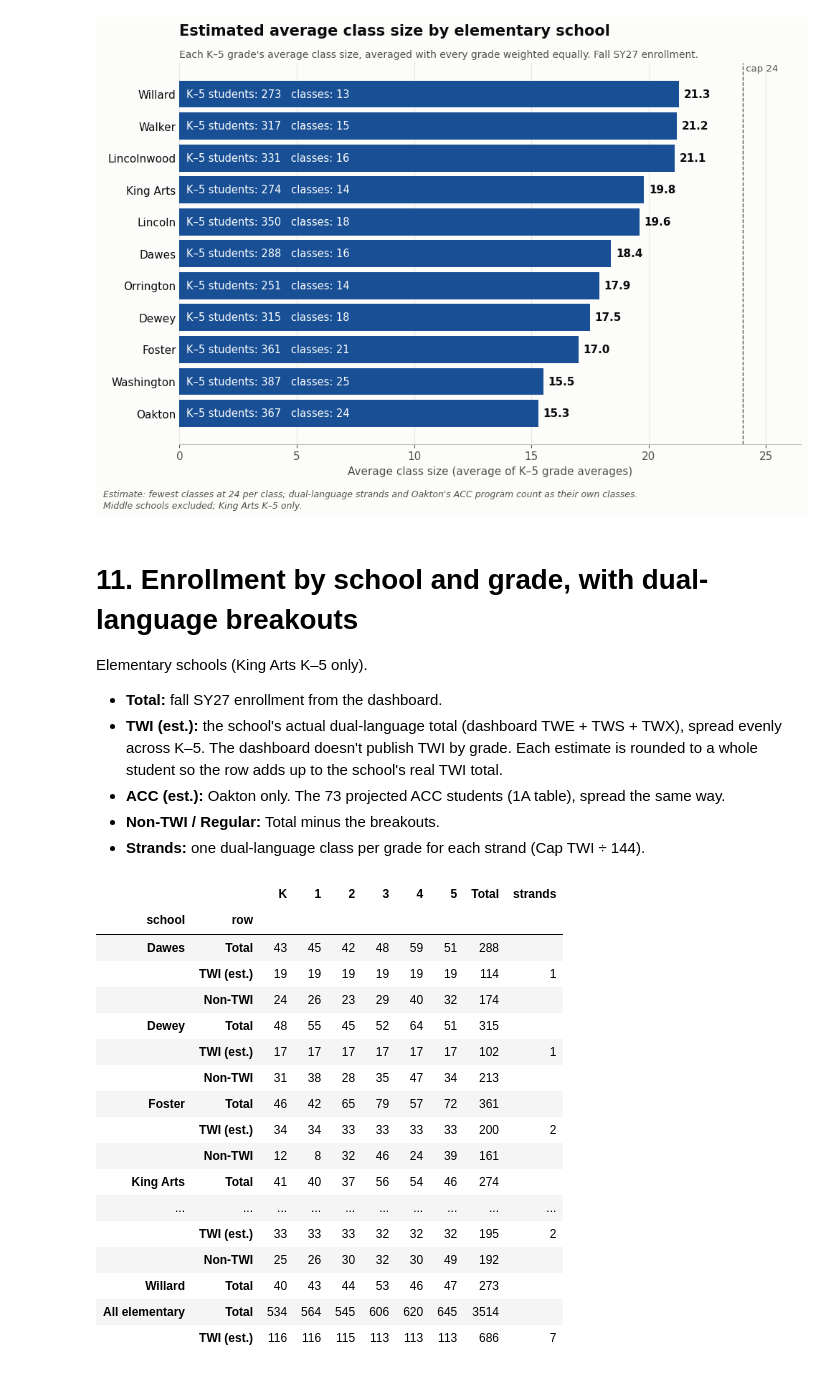
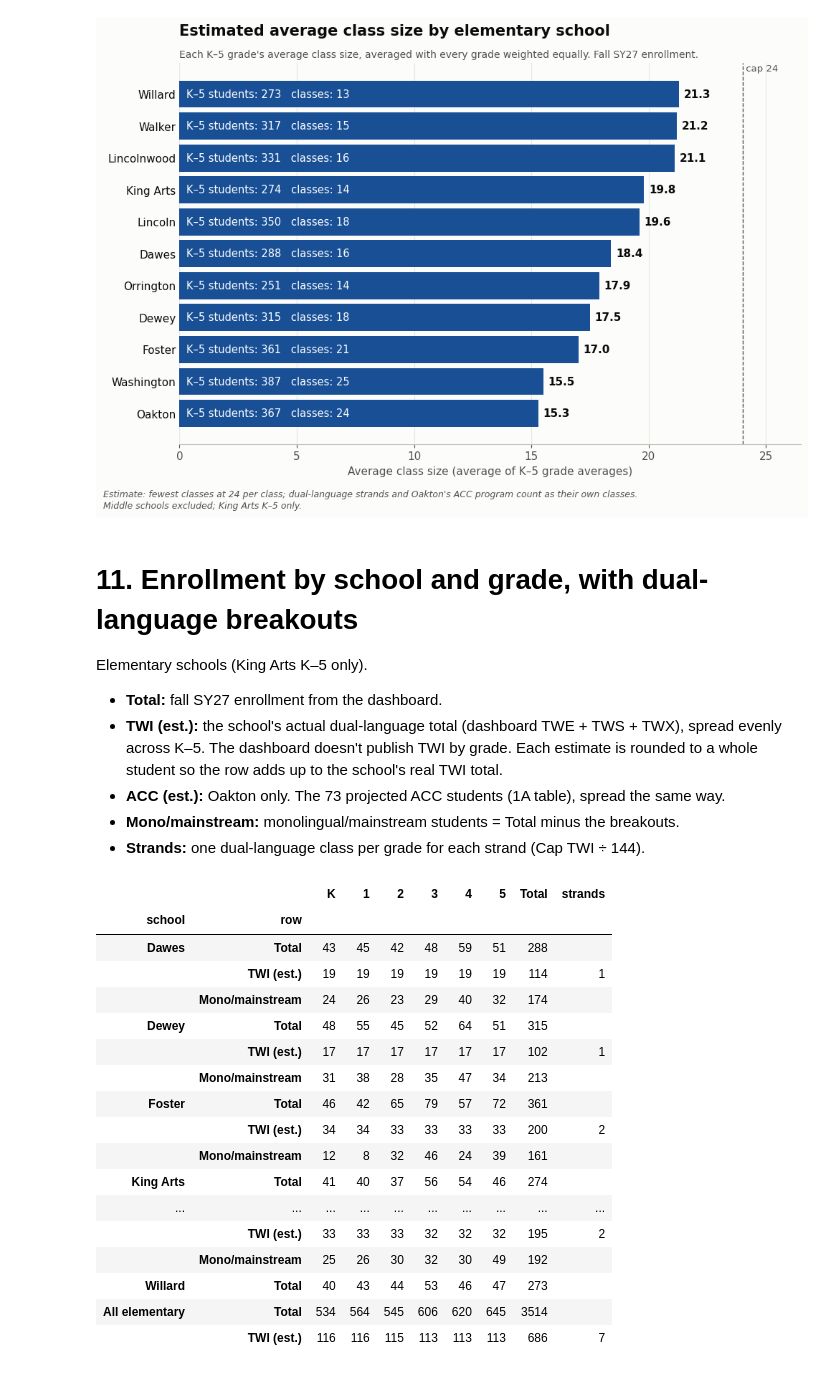
Before and after one commit to jmclip/enrollment_fall26, a Jupyter notebook: d65_enrollment_by_building.ipynb, the cells around one changed output. Cells and saved outputs as stored; diff of their text form; code cells hidden in the pictures.

```diff
--- a/d65_enrollment_by_building.ipynb
+++ b/d65_enrollment_by_building.ipynb
@@ -861,7 +863,7 @@ twi_strands = tw['strands']
 twi_per_grade = tw['twi_now'] / 6          # even spread across K-5 (assumption)
 
 # Oakton's ACC (special-ed) program: one class per grade K-5. The dashboard doesn't identify ACC students, so use the
-# 1A table's projected ACC enrollment (73), spread evenly across K-5, and take them out of Oakton's regular classes.
+# 1A table's projected ACC enrollment (73), spread evenly across K-5, and take them out of Oakton's monolingual/mainstream classes.
 ACC_STRANDS = {'Oakton': 1}
 acc_total = util.set_index(util['school'].map(short))['enroll_acc']
 acc_per_grade = {s: acc_total[s] / 6 for s in ACC_STRANDS}
@@ -877,7 +879,7 @@ def sections_for(row):
     return pd.Series({'sections': s_twi + s_acc + s_reg,
                       'twi_sections': s_twi, 'twi_class_size': t / s_twi if s_twi else np.nan,
                       'acc_sections': s_acc, 'acc_class_size': a / s_acc if s_acc else np.nan,
-                      'regular_class_size': rest / s_reg if s_reg else np.nan})
+                      'mainstream_class_size': rest / s_reg if s_reg else np.nan})
 
 g = g.join(g.apply(sections_for, axis=1))
 g['avg_class_size'] = (g['students'] / g['sections']).round(1)
@@ -1047,12 +1049,12 @@ detail = g.copy()
 detail['cap'] = detail['grade'].map(CAP)
 detail['twi_students_est'] = np.where(detail['twi_sections'] > 0, detail['school'].map(twi_per_grade), 0).round(1)
 detail['acc_students_est'] = np.where(detail['acc_sections'] > 0, detail['school'].map(acc_per_grade), 0).round(1)
-detail['regular_students'] = (detail['students'] - detail['twi_students_est'] - detail['acc_students_est']).round(1)
-detail['regular_sections'] = detail['sections'] - detail['twi_sections'] - detail['acc_sections']
+detail['mainstream_students'] = (detail['students'] - detail['twi_students_est'] - detail['acc_students_est']).round(1)
+detail['mainstream_sections'] = detail['sections'] - detail['twi_sections'] - detail['acc_sections']
 detail['grade_label'] = detail['grade'].map(lambda x: 'K' if x == 0 else str(x))
 detail = detail[['school', 'grade', 'grade_label', 'students', 'cap', 'twi_students_est', 'twi_sections', 'twi_class_size',
-                 'acc_students_est', 'acc_sections', 'acc_class_size', 'regular_students', 'regular_sections', 'regular_class_size', 'sections', 'avg_class_size']]
-detail[['twi_class_size', 'acc_class_size', 'regular_class_size']] = detail[['twi_class_size', 'acc_class_size', 'regular_class_size']].round(1)
+                 'acc_students_est', 'acc_sections', 'acc_class_size', 'mainstream_students', 'mainstream_sections', 'mainstream_class_size', 'sections', 'avg_class_size']]
+detail[['twi_class_size', 'acc_class_size', 'mainstream_class_size']] = detail[['twi_class_size', 'acc_class_size', 'mainstream_class_size']].round(1)
 detail = detail.sort_values(['school', 'grade']).reset_index(drop=True)
 detail['note'] = np.where(detail['school'] == 'Oakton', '1 ACC class per grade K-5; ACC students = 73 projected (1A table), spread evenly', '')
 detail.to_csv('data/class_size_detail_by_school.csv', index=False)
@@ -1222,7 +1224,7 @@ for ax, school in zip(axes.flat, sch_order):
         if r.twi_sections: parts.append(f'{r.twi_sections:.0f} TWI')
         if r.acc_sections: parts.append(f'{r.acc_sections:.0f} ACC')
         if parts:
-            parts.append(f'{r.regular_sections:.0f} reg')
+            parts.append(f'{r.mainstream_sections:.0f} mono')
             ax.text(xi, 1.0, '\n'.join(parts), ha='center', va='bottom', fontsize=7.5, color='#cde2fb', linespacing=1.1)
     ax.axhline(24, color=MUTED, linewidth=0.8, linestyle='--')
     ax.set_xticks(x, d['grade_label']); ax.tick_params(axis='x', length=0, labelsize=11)
@@ -1242,7 +1244,7 @@ key.text(0.02, 0.95,
          "Middle: students in the grade ÷ classes\n"
          "         e.g. 46 ÷ 3 = 15.3\n"
          "Bottom (TWI/ACC schools): what the\n"
-         "classes are, e.g. 2 TWI + 1 reg\n\n"
+         "classes are, e.g. 2 TWI + 1 mono\n(mono = monolingual/mainstream)\n\n"
          "Classes: fewest needed at 24 per class,\n"
          "plus one class per dual-language strand\n"
          "and, at Oakton, one ACC class per grade.\n\n"
@@ -1293,7 +1295,7 @@ Elementary schools (King Arts K–5 only).
 - **Total:** fall SY27 enrollment from the dashboard.
 - **TWI (est.):** the school's actual dual-language total (dashboard TWE + TWS + TWX), spread evenly across K–5. The dashboard doesn't publish TWI by grade. Each estimate is rounded to a whole student so the row adds up to the school's real TWI total.
 - **ACC (est.):** Oakton only. The 73 projected ACC students (1A table), spread the same way.
-- **Non-TWI / Regular:** Total minus the breakouts.
+- **Mono/mainstream:** monolingual/mainstream students = Total minus the breakouts.
 - **Strands:** one dual-language class per grade for each strand (Cap TWI ÷ 144).
 # %%
 # Enrollment table with TWI (and Oakton ACC) breakouts; estimates are whole students that add up to real totals
@@ -1312,45 +1314,45 @@ elem_students.columns = GR
 rows = []
 for school, tot in elem_students.iterrows():
     rows.append({'school': school, 'row': 'Total', **tot.to_dict(), 'Total': tot.sum(), 'strands': ''})
     remaining = tot.copy()
     if school in twi_strands.index:
         twi = pd.Series(spread_evenly(int(tw.loc[school, 'twi_now'])), index=GR)
         remaining -= twi
         rows.append({'school': school, 'row': 'TWI (est.)', **twi.to_dict(), 'Total': twi.sum(), 'strands': int(twi_strands[school])})
     if school in ACC_STRANDS:
         acc = pd.Series(spread_evenly(int(acc_total[school])), index=GR)
         remaining -= acc
         rows.append({'school': school, 'row': 'ACC (est.)', **acc.to_dict(), 'Total': acc.sum(), 'strands': ''})
     if len(rows) and rows[-1]['school'] == school and rows[-1]['row'] != 'Total':
-        rows.append({'school': school, 'row': 'Regular' if school in ACC_STRANDS else 'Non-TWI',
+        rows.append({'school': school, 'row': 'Mono/mainstream',
                      **remaining.to_dict(), 'Total': remaining.sum(), 'strands': ''})
 
 enr_tbl = pd.DataFrame(rows)
 all_tot = elem_students.sum()
 twi_all = enr_tbl[enr_tbl['row'] == 'TWI (est.)'][GR].sum()
 enr_tbl = pd.concat([enr_tbl, pd.DataFrame([
     {'school': 'All elementary', 'row': 'Total', **all_tot.to_dict(), 'Total': all_tot.sum(), 'strands': ''},
     {'school': 'All elementary', 'row': 'TWI (est.)', **twi_all.to_dict(), 'Total': twi_all.sum(),
      'strands': int(twi_strands.sum())}])], ignore_index=True)
 enr_tbl[GR + ['Total']] = enr_tbl[GR + ['Total']].astype(int)
 enr_tbl.to_csv('data/table_enrollment_twi_by_school_grade.csv', index=False)
 enr_tbl.set_index(['school', 'row'])
 # %% [output]
 |  |  | K | 1 | 2 | 3 | 4 | 5 | Total | strands |
 | school | row |  |  |  |  |  |  |  |  |
 | Dawes | Total | 43 | 45 | 42 | 48 | 59 | 51 | 288 |  |
 |  | TWI (est.) | 19 | 19 | 19 | 19 | 19 | 19 | 114 | 1 |
-|  | Non-TWI | 24 | 26 | 23 | 29 | 40 | 32 | 174 |  |
+|  | Mono/mainstream | 24 | 26 | 23 | 29 | 40 | 32 | 174 |  |
 | Dewey | Total | 48 | 55 | 45 | 52 | 64 | 51 | 315 |  |
 |  | TWI (est.) | 17 | 17 | 17 | 17 | 17 | 17 | 102 | 1 |
-|  | Non-TWI | 31 | 38 | 28 | 35 | 47 | 34 | 213 |  |
+|  | Mono/mainstream | 31 | 38 | 28 | 35 | 47 | 34 | 213 |  |
 | Foster | Total | 46 | 42 | 65 | 79 | 57 | 72 | 361 |  |
 |  | TWI (est.) | 34 | 34 | 33 | 33 | 33 | 33 | 200 | 2 |
-|  | Non-TWI | 12 | 8 | 32 | 46 | 24 | 39 | 161 |  |
+|  | Mono/mainstream | 12 | 8 | 32 | 46 | 24 | 39 | 161 |  |
 | King Arts | Total | 41 | 40 | 37 | 56 | 54 | 46 | 274 |  |
 | ... | ... | ... | ... | ... | ... | ... | ... | ... | ... |
 |  | TWI (est.) | 33 | 33 | 33 | 32 | 32 | 32 | 195 | 2 |
-|  | Non-TWI | 25 | 26 | 30 | 32 | 30 | 49 | 192 |  |
+|  | Mono/mainstream | 25 | 26 | 30 | 32 | 30 | 49 | 192 |  |
 | Willard | Total | 40 | 43 | 44 | 53 | 46 | 47 | 273 |  |
 | All elementary | Total | 534 | 564 | 545 | 606 | 620 | 645 | 3514 |  |
 |  | TWI (est.) | 116 | 116 | 115 | 113 | 113 | 113 | 686 | 7 |
```
Also changed, not shown: parts of 5 cells of this notebook, 8 other files.
